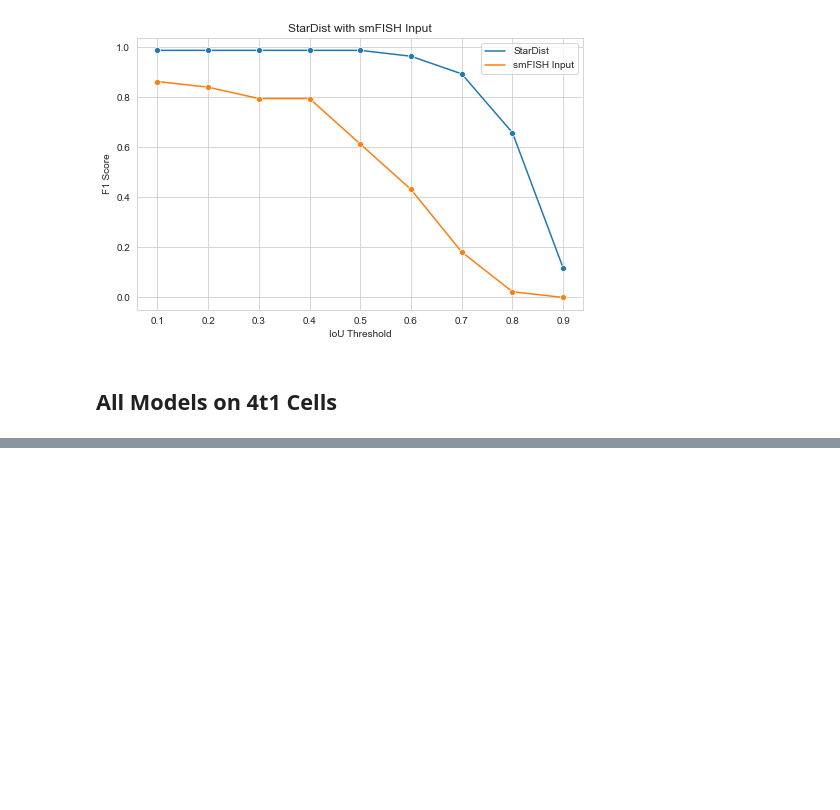
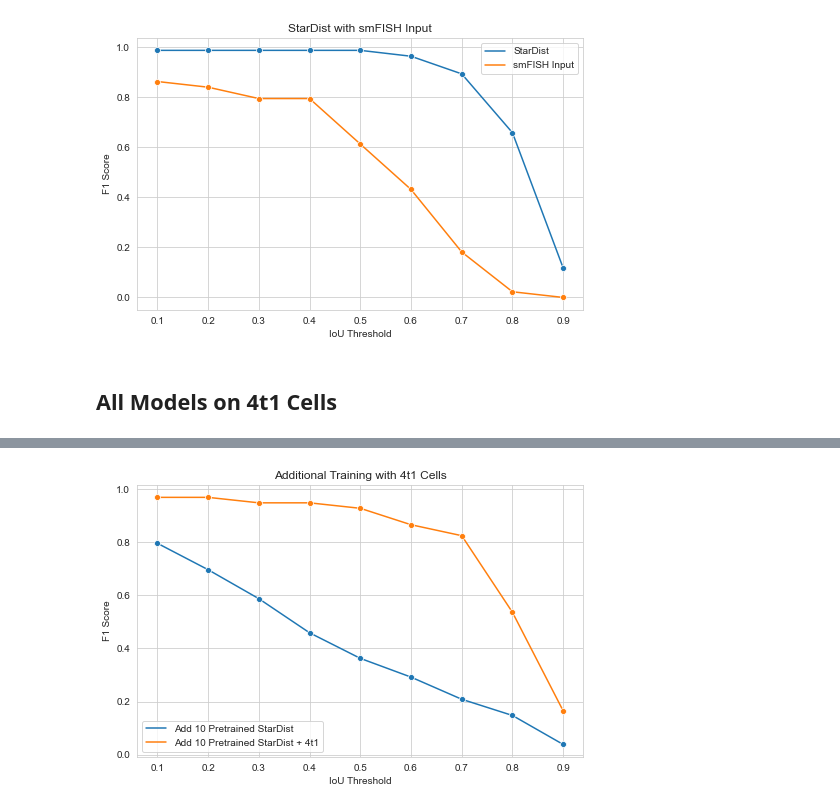
Before and after one commit to annajiwons/merfish-segmentation, a Jupyter notebook: figures/plots.ipynb, the cells around one changed output, grey strips where cells are left out. Cells and saved outputs as stored; diff of their text form; code cells hidden in the pictures; blank space fills up the shorter version.

```diff
--- a/figures/plots.ipynb
+++ b/figures/plots.ipynb
@@ -68,0 +69,6 @@ gen_f1_plot(csv_names, model_names, 'Models on 4t1 Cells')
+# %%
+csv_names = ['4t1_pretrained_add10', '4t1_pretrained_add10_add4t1_stardist']
+model_names = ['Add 10 Pretrained StarDist', 'Add 10 Pretrained StarDist + 4t1']
+gen_f1_plot(csv_names, model_names, 'Additional Training with 4t1 Cells')
+# %% [output]
+[figure, added]
```
Also changed, not shown: parts of 1 cell of this notebook, 2 other files.
